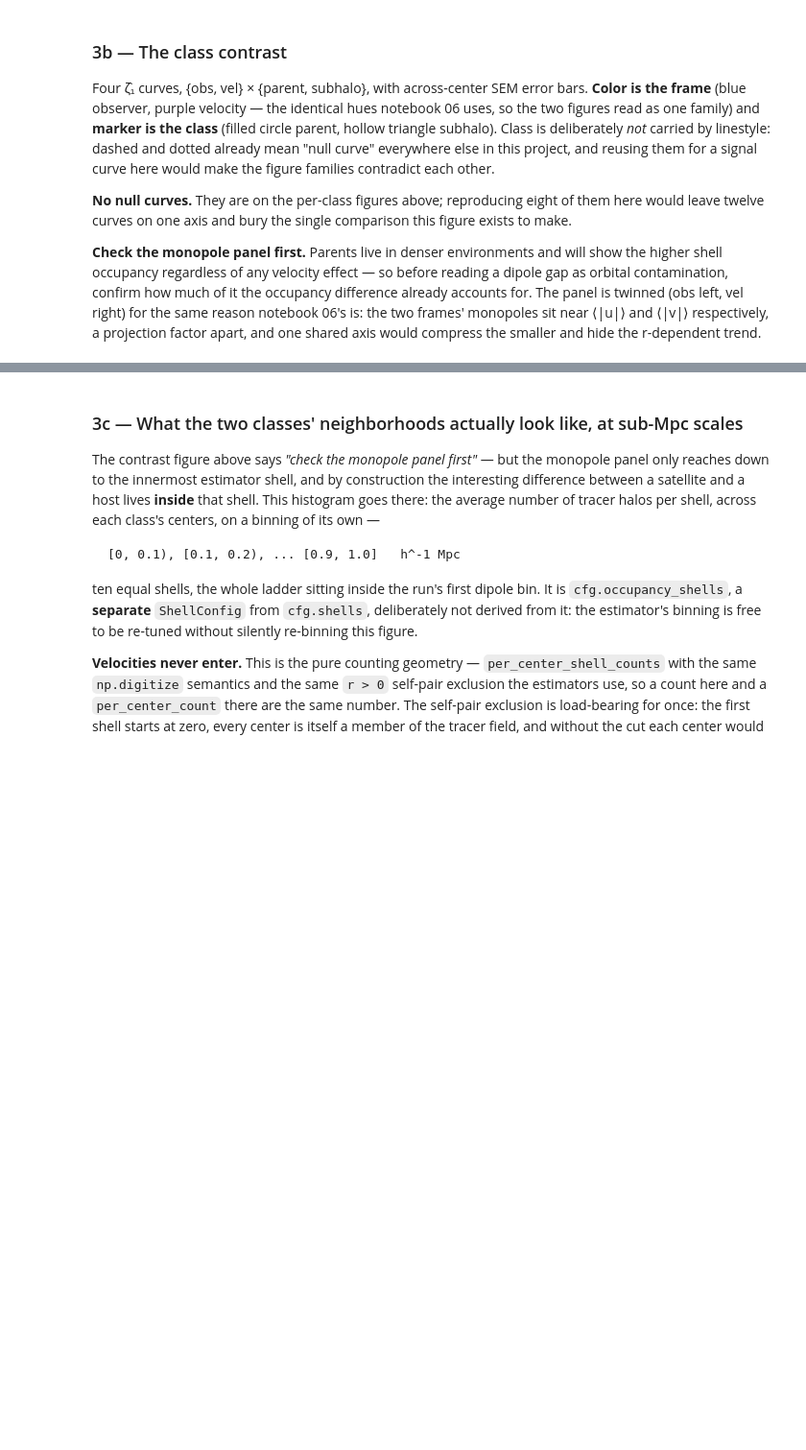
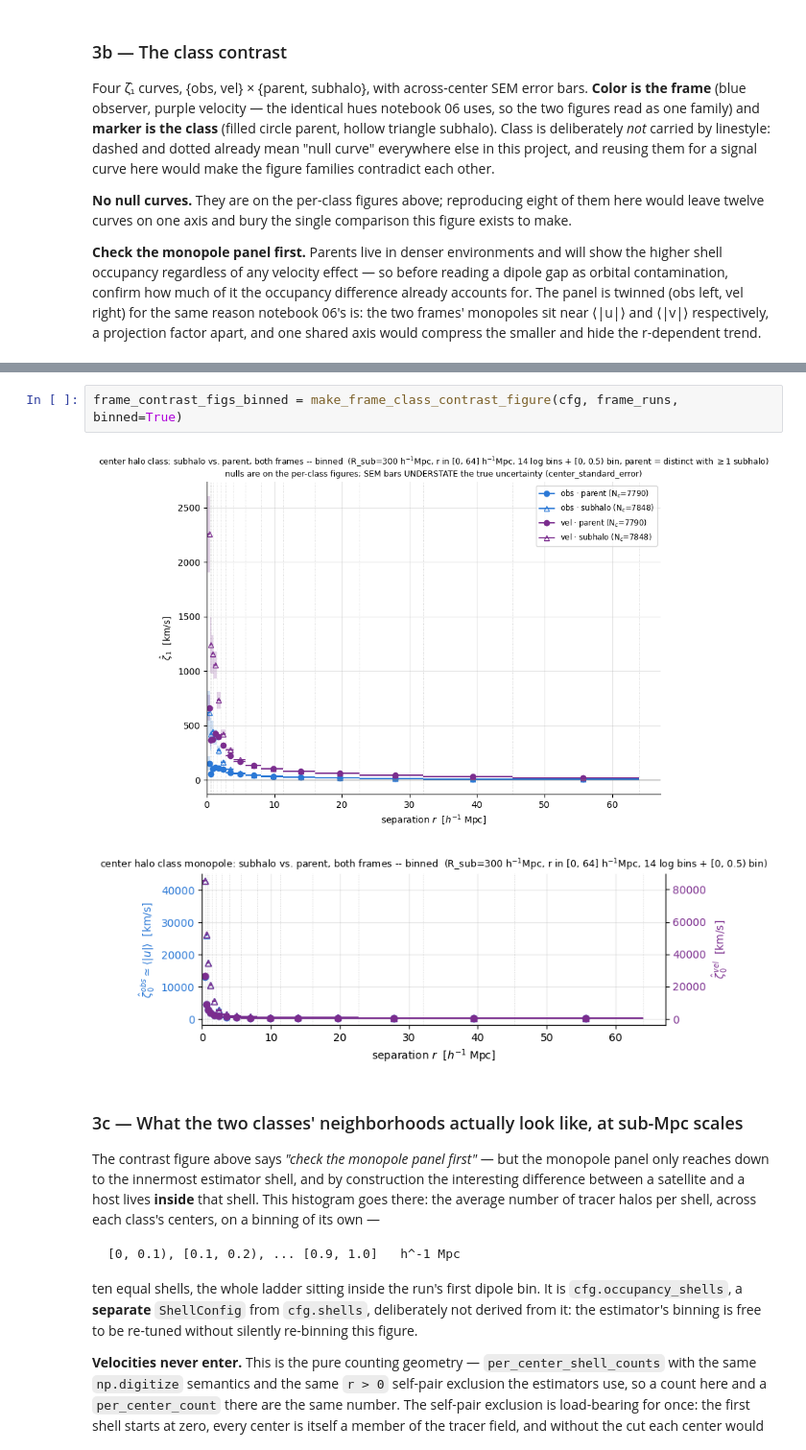
Before and after one commit to ofeke2000/Cross-correlating-Tempel-SDSS-groups-with-Cosmicflows-4-peculiar-velocities, a Jupyter notebook: notebooks/08_halo_class_comparison.ipynb, the cells around one changed output, grey strips where cells are left out. Shown at 96% size. Drawn from its saved outputs; the diff is of its cells as text; blank space fills up the shorter version.

```diff
--- a/notebooks/08_halo_class_comparison.ipynb
+++ b/notebooks/08_halo_class_comparison.ipynb
@@ -298,3 +318,8 @@ frame_contrast_figs = make_frame_class_contrast_figure(cfg, frame_runs)
+# %%
+frame_contrast_figs_binned = make_frame_class_contrast_figure(cfg, frame_runs, binned=True)
+# %% [output]
+[figure, added]
+[figure, added]
 # %% [markdown]
 ### 3c — What the two classes' neighborhoods actually look like, at sub-Mpc scales
 
```
Also changed, not shown: parts of 10 cells of this notebook, 24 other files.
